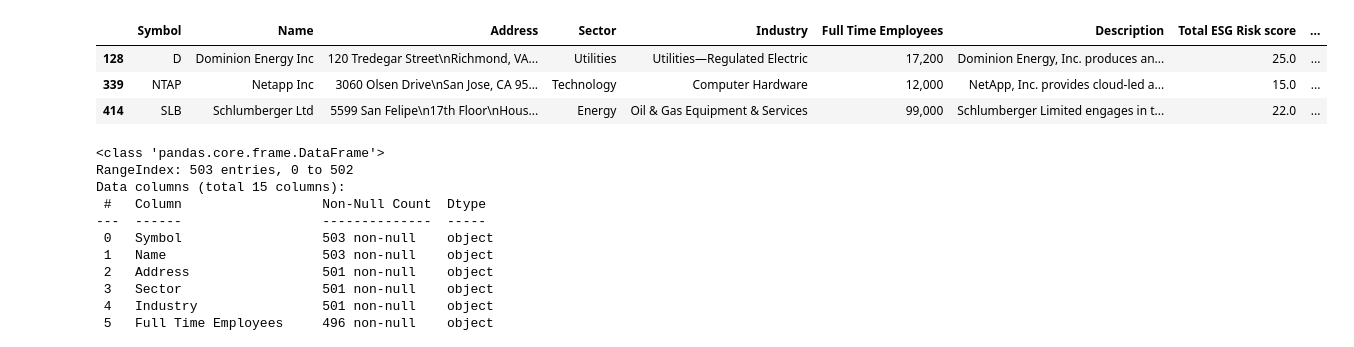
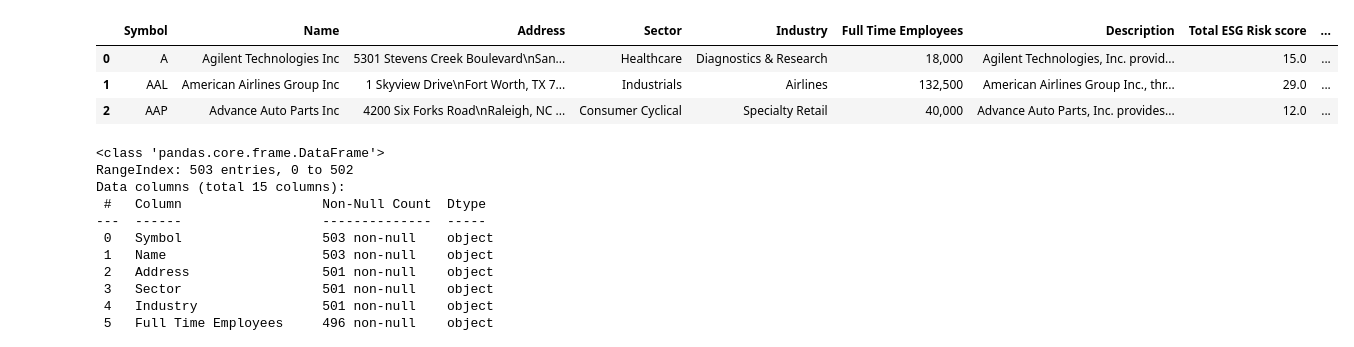
Before and after one commit to avanegasp/mi_proyecto_unicatalu-a, a Jupyter notebook: Módulo4_Practica_individual_ESG.ipynb, the cells around one changed output. Saved outputs shown, nothing was run; the diff lists cells and outputs as text; code cells hidden in the pictures.

```diff
--- a/Módulo4_Practica_individual_ESG.ipynb
+++ b/Módulo4_Practica_individual_ESG.ipynb
@@ -8,12 +8,12 @@ import pandas as pd
 # %%
 risk = pd.read_csv('https://raw.githubusercontent.com/avanegasp/mi_proyecto_unicatalu-a/main/SP%20500%20ESG%20Risk%20Ratings.csv')
 # %%
-risk.sample(3)
+risk.head(3)
 # %% [output]
 |  | Symbol | Name | Address | Sector | Industry | Full Time Employees | Description | Total ESG Risk score | ... |
-| 128 | D | Dominion Energy Inc | 120 Tredegar Street\nRichmond, VA... | Utilities | Utilities—Regulated Electric | 17,200 | Dominion Energy, Inc. produces an... | 25.0 | ... |
-| 339 | NTAP | Netapp Inc | 3060 Olsen Drive\nSan Jose, CA 95... | Technology | Computer Hardware | 12,000 | NetApp, Inc. provides cloud-led a... | 15.0 | ... |
-| 414 | SLB | Schlumberger Ltd | 5599 San Felipe\n17th Floor\nHous... | Energy | Oil & Gas Equipment & Services | 99,000 | Schlumberger Limited engages in t... | 22.0 | ... |
+| 0 | A | Agilent Technologies Inc | 5301 Stevens Creek Boulevard\nSan... | Healthcare | Diagnostics & Research | 18,000 | Agilent Technologies, Inc. provid... | 15.0 | ... |
+| 1 | AAL | American Airlines Group Inc | 1 Skyview Drive\nFort Worth, TX 7... | Industrials | Airlines | 132,500 | American Airlines Group Inc., thr... | 29.0 | ... |
+| 2 | AAP | Advance Auto Parts Inc | 4200 Six Forks Road\nRaleigh, NC ... | Consumer Cyclical | Specialty Retail | 40,000 | Advance Auto Parts, Inc. provides... | 12.0 | ... |
 # %%
 risk.info()
 # %% [output]
```
Also changed, not shown: parts of 62 cells of this notebook.
